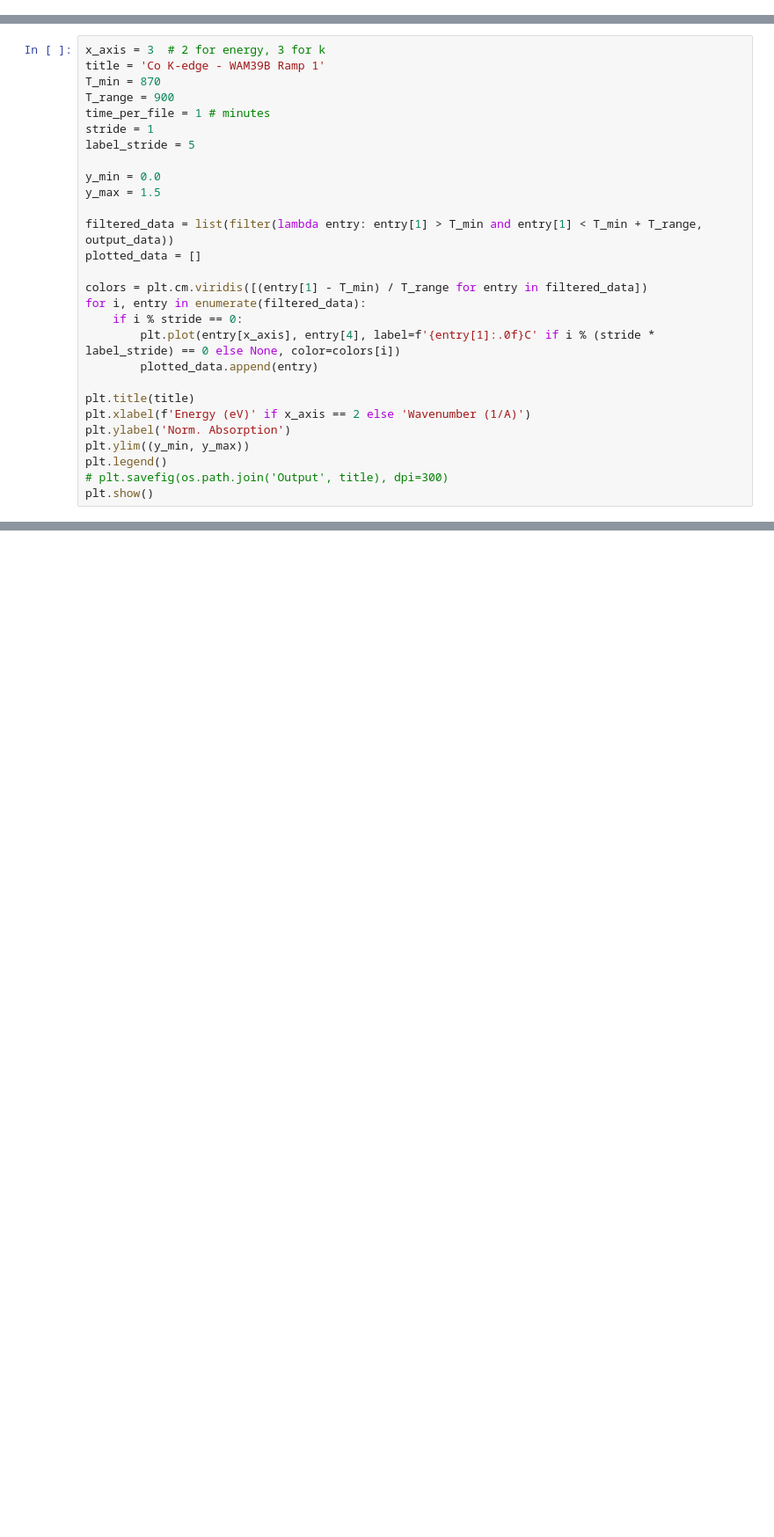
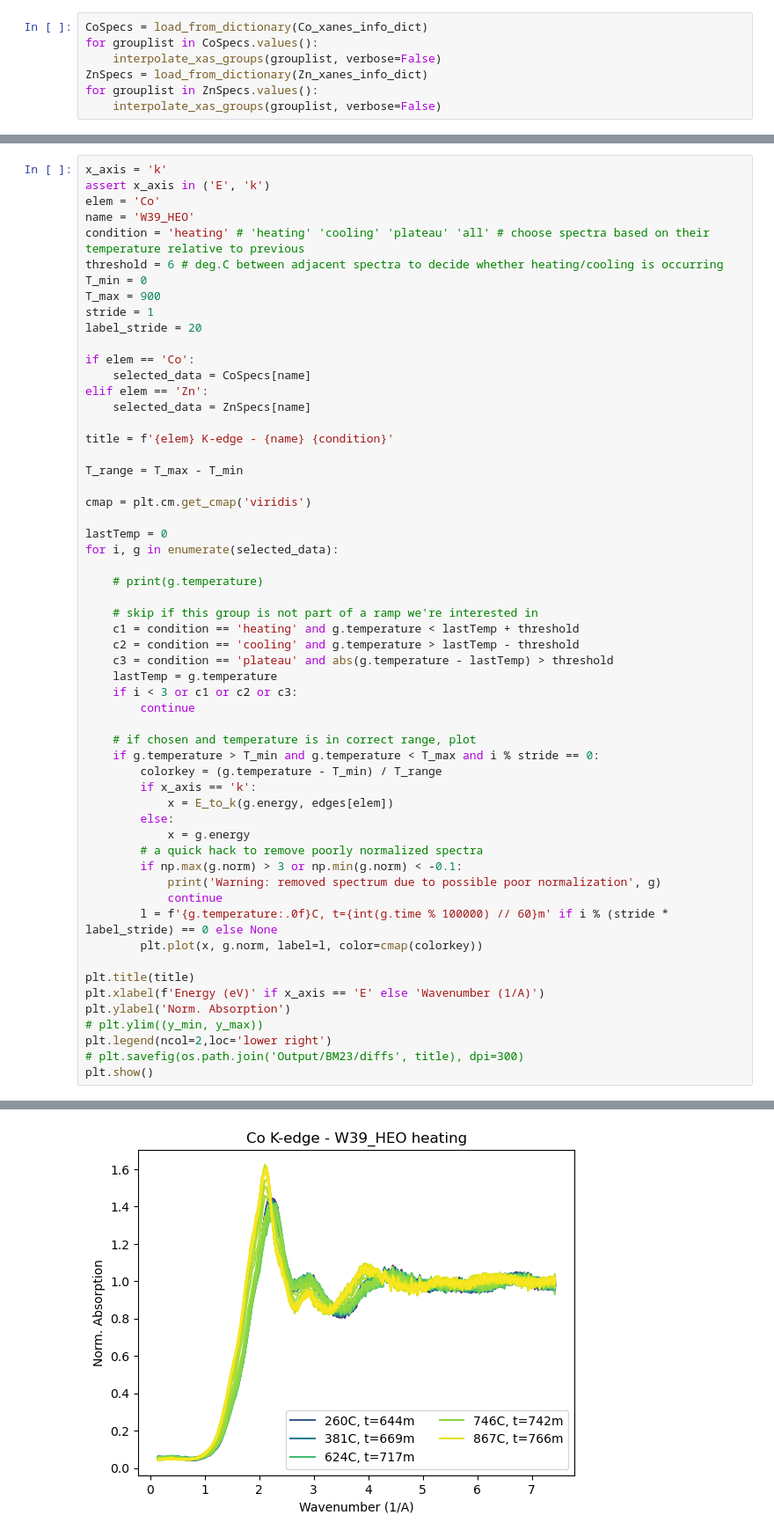
Before and after one commit to Certaingemstone/heo-xas-xrd, a Jupyter notebook: xas-time-evolution-bm23.ipynb, the cells around one changed output, grey strips where cells are left out. Shown at 88% size. Cells and saved outputs as stored; diff of their text form; blank space fills up the shorter version.

Commit message:
Update time evolution, and fdmnes input gen

```diff
--- a/xas-time-evolution-bm23.ipynb
+++ b/xas-time-evolution-bm23.ipynb
@@ -116,0 +121,7 @@ Last 10:
+# %%
+CoSpecs = load_from_dictionary(Co_xanes_info_dict)
+for grouplist in CoSpecs.values():
+    interpolate_xas_groups(grouplist, verbose=False)
+ZnSpecs = load_from_dictionary(Zn_xanes_info_dict)
+for grouplist in ZnSpecs.values():
+    interpolate_xas_groups(grouplist, verbose=False)
@@ -121,29 +151,58 @@ Last 10:
 # %%
-x_axis = 3  # 2 for energy, 3 for k
-title = 'Co K-edge - WAM39B Ramp 1'
-T_min = 870
-T_range = 900
-time_per_file = 1 # minutes
+x_axis = 'k'
+assert x_axis in ('E', 'k')
+elem = 'Co'
+name = 'W39_HEO'
+condition = 'heating' # 'heating' 'cooling' 'plateau' 'all' # choose spectra based on their temperature relative to previous
+threshold = 6 # deg.C between adjacent spectra to decide whether heating/cooling is occurring
+T_min = 0
+T_max = 900
 stride = 1
-label_stride = 5
+label_stride = 20
 
-y_min = 0.0
-y_max = 1.5
+if elem == 'Co':
+    selected_data = CoSpecs[name]
+elif elem == 'Zn':
+    selected_data = ZnSpecs[name]
 
-filtered_data = list(filter(lambda entry: entry[1] > T_min and entry[1] < T_min + T_range, output_data))
-plotted_data = []
+title = f'{elem} K-edge - {name} {condition}'
 
-colors = plt.cm.viridis([(entry[1] - T_min) / T_range for entry in filtered_data])
-for i, entry in enumerate(filtered_data):
-    if i % stride == 0:
-        plt.plot(entry[x_axis], entry[4], label=f'{entry[1]:.0f}C' if i % (stride * label_stride) == 0 else None, color=colors[i])
-        plotted_data.append(entry)
+T_range = T_max - T_min
+
+cmap = plt.cm.get_cmap('viridis')
+
+lastTemp = 0
+for i, g in enumerate(selected_data):
+
+    # print(g.temperature)
+
+    # skip if this group is not part of a ramp we're interested in
+    c1 = condition == 'heating' and g.temperature < lastTemp + threshold
+    c2 = condition == 'cooling' and g.temperature > lastTemp - threshold
+    c3 = condition == 'plateau' and abs(g.temperature - lastTemp) > threshold
+    lastTemp = g.temperature
+    if i < 3 or c1 or c2 or c3:
+        continue
+
+    # if chosen and temperature is in correct range, plot
+    if g.temperature > T_min and g.temperature < T_max and i % stride == 0:
+        colorkey = (g.temperature - T_min) / T_range
+        if x_axis == 'k':
+            x = E_to_k(g.energy, edges[elem])
+        else:
+            x = g.energy
+        # a quick hack to remove poorly normalized spectra
+        if np.max(g.norm) > 3 or np.min(g.norm) < -0.1:
+            print('Warning: removed spectrum due to possible poor normalization', g)
+            continue
+        l = f'{g.temperature:.0f}C, t={int(g.time % 100000) // 60}m' if i % (stride * label_stride) == 0 else None
+        plt.plot(x, g.norm, label=l, color=cmap(colorkey))
 
 plt.title(title)
-plt.xlabel(f'Energy (eV)' if x_axis == 2 else 'Wavenumber (1/A)')
+plt.xlabel(f'Energy (eV)' if x_axis == 'E' else 'Wavenumber (1/A)')
 plt.ylabel('Norm. Absorption')
-plt.ylim((y_min, y_max))
-plt.legend()
-# plt.savefig(os.path.join('Output', title), dpi=300)
+# plt.ylim((y_min, y_max))
+plt.legend(ncol=2,loc='lower right')
+# plt.savefig(os.path.join('Output/BM23/diffs', title), dpi=300)
 plt.show()
 # %% [output]
@@ -151,0 +209 @@ plt.show()
+[figure, added]
```
Also changed, not shown: parts of 19 cells of this notebook, 41 other files.
